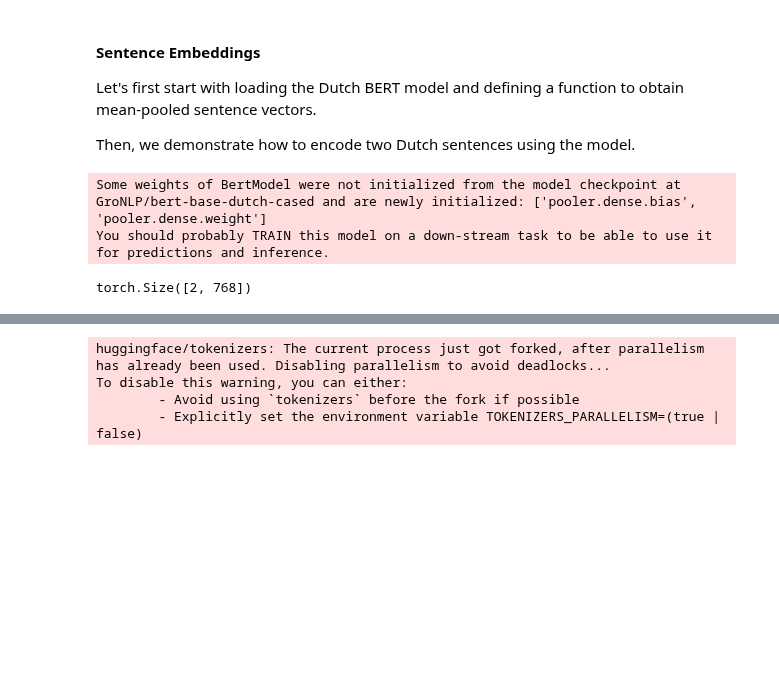
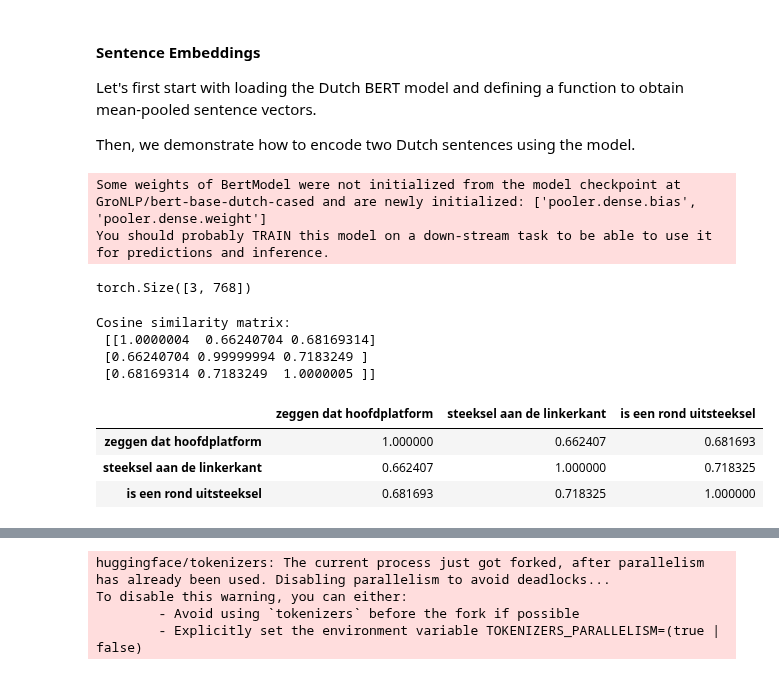
Before and after one commit to EsamGhaleb/medal_workshop_on_multimodal_interaction, a Jupyter notebook: Day2/Multimodal_Similarity_Analysis_Tutorial/Extracting_and_Analysing_Multimodal_Representations.ipynb, the cells around one changed output, grey strips where cells are left out. Saved outputs shown, nothing was run; the diff lists cells and outputs as text; code cells hidden in the pictures; blank space fills up the shorter version.

Commit message:
add similarity examples

```diff
--- a/Day2/Multimodal_Similarity_Analysis_Tutorial/Extracting_and_Analysing_Multimodal_Representations.ipynb
+++ b/Day2/Multimodal_Similarity_Analysis_Tutorial/Extracting_and_Analysing_Multimodal_Representations.ipynb
@@ -124,10 +124,30 @@ Let's first start with loading the Dutch BERT model and defining a function to o
 Then, we demonstrate how to encode two Dutch sentences using the model.
 # %%
 text_model, tokenizer = load_text_model()
-TEST = ['Een korte zin.', 'Nog een voorbeeld.']
+TEST = ['zeggen dat hoofdplatform', 'steeksel aan de linkerkant', 'is een rond uitsteeksel']
 embs = encode_sentences(TEST, text_model, tokenizer)
-print(embs.shape)  # (2, 768)
+print(embs.shape)  # (3, 768)
 # %% [output]
 Some weights of BertModel were not initialized from the model checkpoint at GroNLP/bert-base-dutch-cased and are newly initialized: ['pooler.dense.bias', 'pooler.dense.weight']
 You should probably TRAIN this model on a down-stream task to be able to use it for predictions and inference.
-torch.Size([2, 768])
+torch.Size([3, 768])
+# %%
+# compute cosine similarity between the embeddings
+cos_sim = cosine_similarity(embs.cpu().numpy())
+print('Cosine similarity matrix:\n', cos_sim)
+similarity_df = pd.DataFrame(cos_sim, index=TEST, columns=TEST)
+display(similarity_df)
+# tranlated utterances: ['to say that main platform', 'stitch/protrusion on the left side', 'is a round protrusion']
+translated_similarity_df = similarity_df.copy()
+translated_similarity_df.index = ['to say that main platform', 'stitch/protrusion on the left side', 'is a round protrusion']
+translated_similarity_df.columns = ['to say that main platform', 'stitch/protrusion on the left side', 'is a round protrusion']
+display(translated_similarity_df)
+# %% [output]
+Cosine similarity matrix:
+ [[1.0000004  0.66240704 0.68169314]
+ [0.66240704 0.99999994 0.7183249 ]
+ [0.68169314 0.7183249  1.0000005 ]]
+|  | zeggen dat hoofdplatform | steeksel aan de linkerkant | is een rond uitsteeksel |
+| zeggen dat hoofdplatform | 1.000000 | 0.662407 | 0.681693 |
+| steeksel aan de linkerkant | 0.662407 | 1.000000 | 0.718325 |
+| is een rond uitsteeksel | 0.681693 | 0.718325 | 1.000000 |
```
Also changed, not shown: parts of 1 cell of this notebook.
